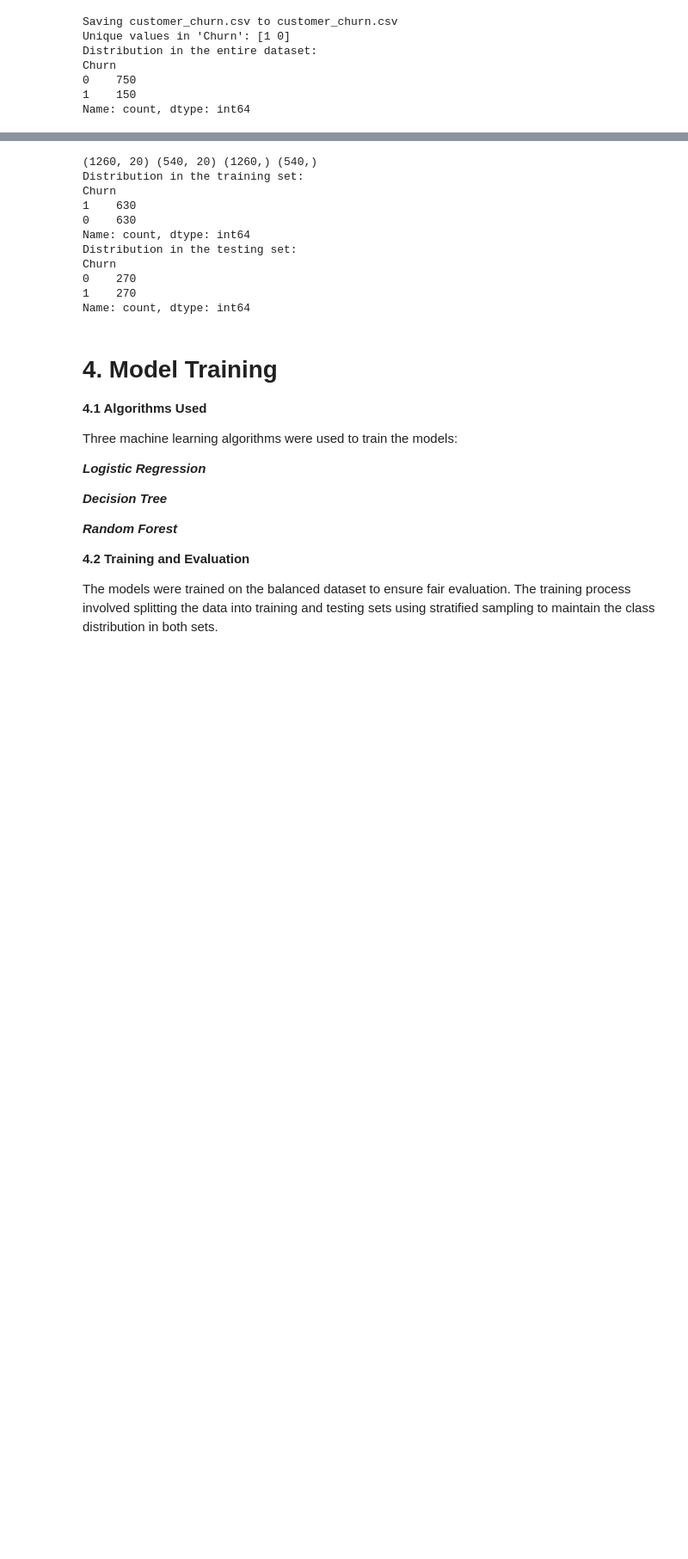
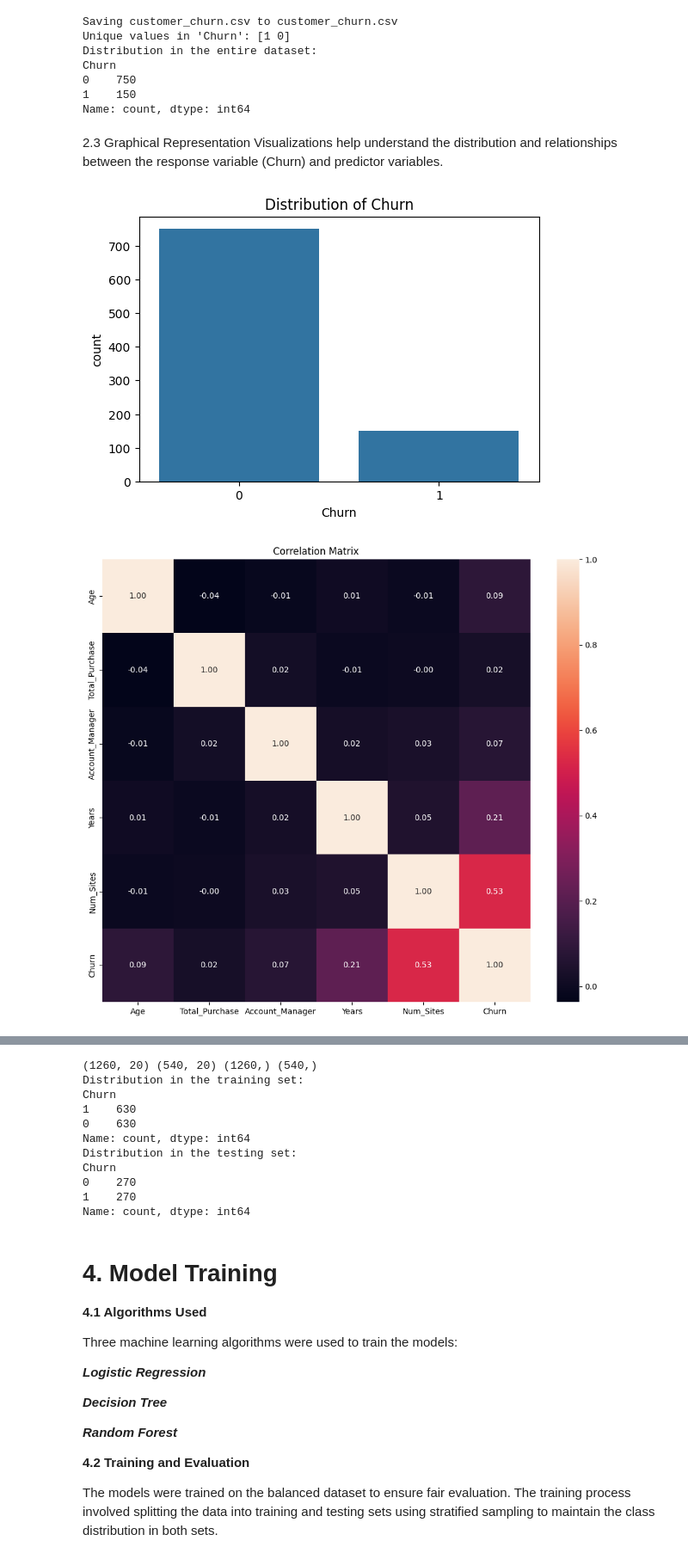
Before and after one commit to TAlkam/predicting-customer-churn, a Jupyter notebook: Predicting_customer_churn.ipynb, the cells around one changed output, grey strips where cells are left out. Shown: that part at 86% size. Saved outputs shown, nothing was run; the diff lists cells and outputs as text; code cells hidden in the pictures; blank space fills up the shorter version.

```diff
--- a/Predicting_customer_churn.ipynb
+++ b/Predicting_customer_churn.ipynb
@@ -60,3 +55,30 @@ Churn
 0    750
 1    150
 Name: count, dtype: int64
+# %% [markdown]
+2.3 Graphical Representation
+Visualizations help understand the distribution and relationships between the response variable (Churn) and predictor variables.
+# %%
+import pandas as pd
+import matplotlib.pyplot as plt
+import seaborn as sns
+
+# Load the customer churn dataset
+df_customer_churn = pd.read_csv('customer_churn.csv')
+
+# Plot the distribution of the target variable
+plt.figure(figsize=(6, 4))
+sns.countplot(x='Churn', data=df_customer_churn)
+plt.title('Distribution of Churn')
+plt.show()
+
+# Plot correlations only for numeric columns
+plt.figure(figsize=(12, 10))
+numeric_cols = df_customer_churn.select_dtypes(include=['float64', 'int64']).columns
+correlation_matrix = df_customer_churn[numeric_cols].corr()
+sns.heatmap(correlation_matrix, annot=True, fmt=".2f")
+plt.title('Correlation Matrix')
+plt.show()
+# %% [output]
+[figure, added]
+[figure, added]
```
Also changed, not shown: parts of 38 cells of this notebook.
